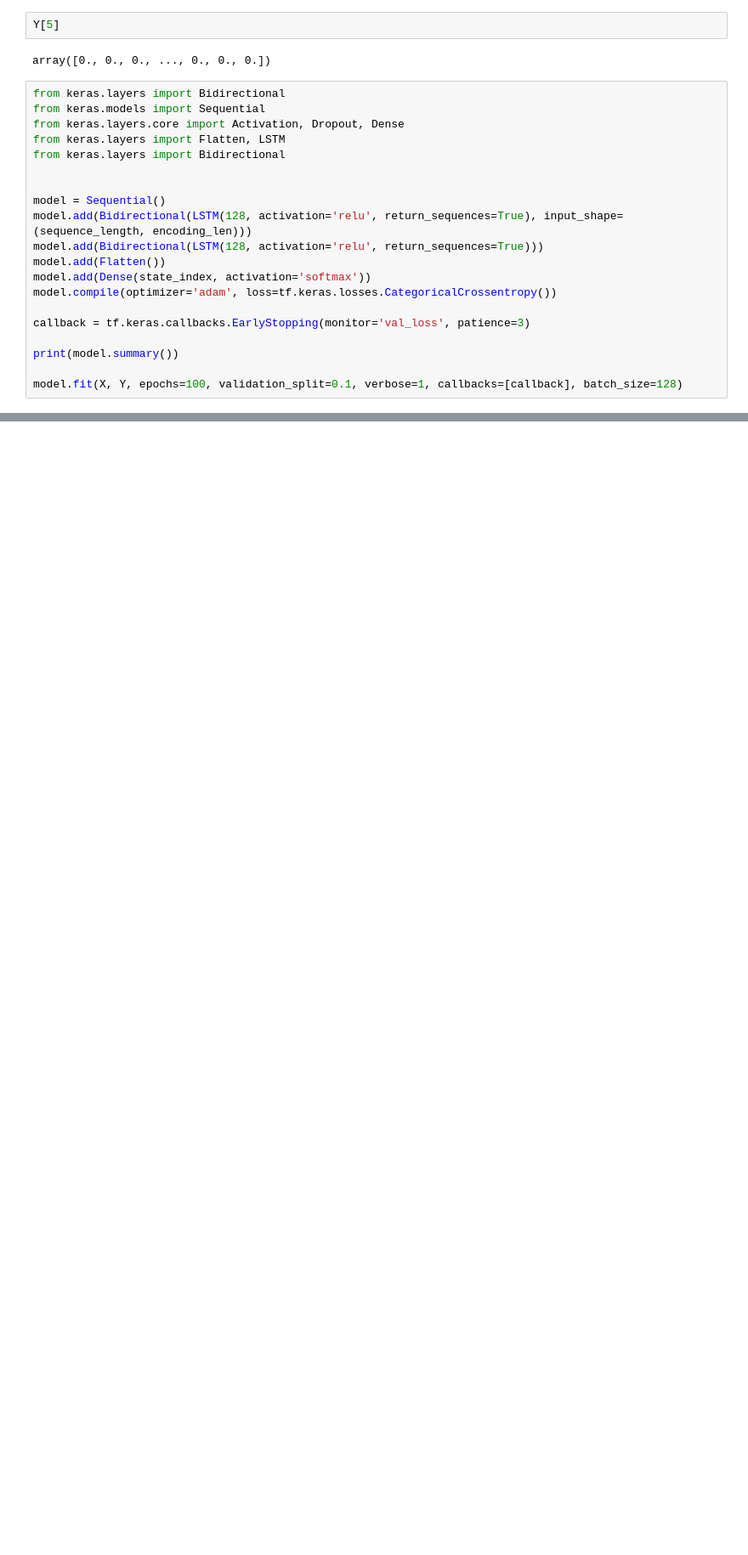
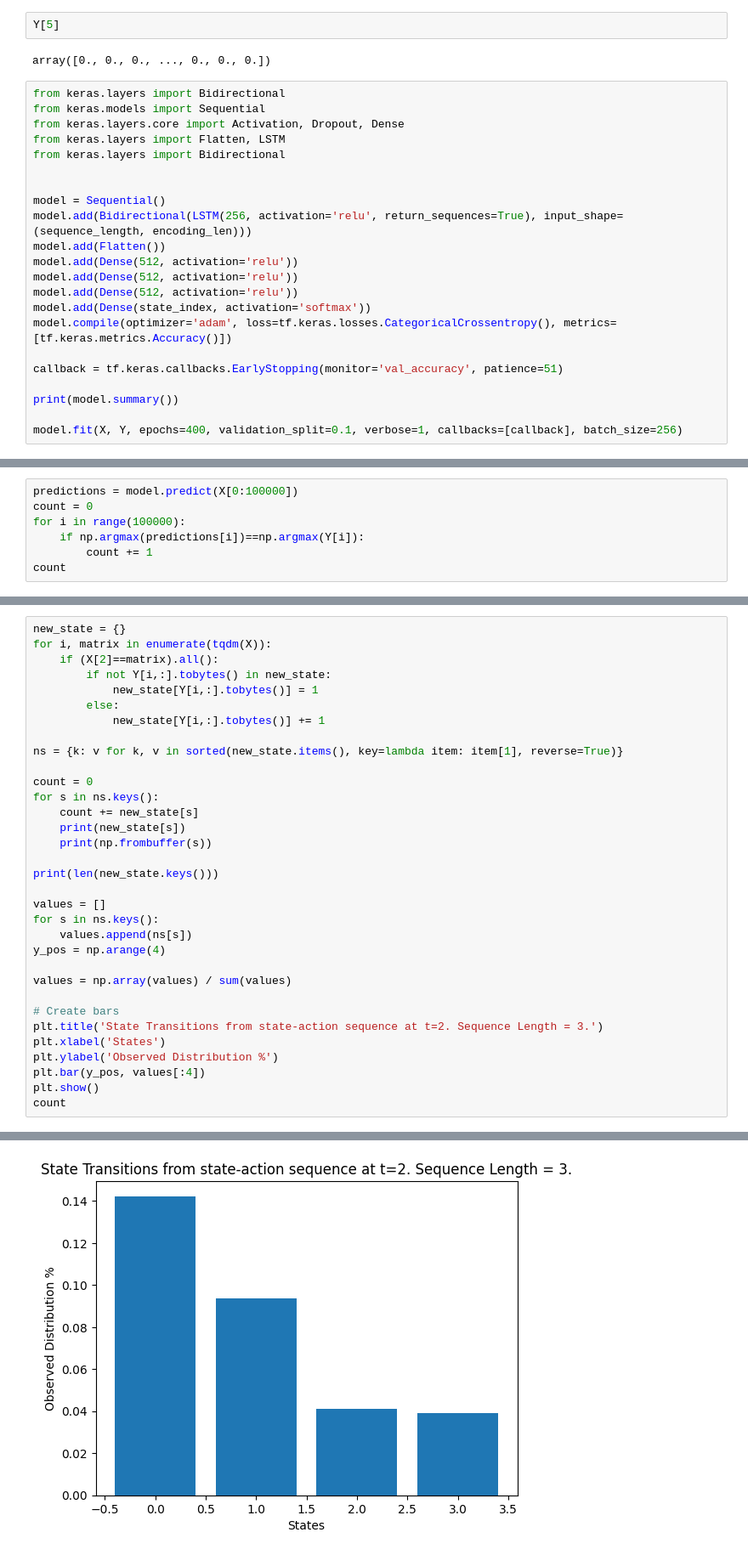
Before and after one commit to cage-challenge/cage-challenge-2, a Jupyter notebook: CybORG/CybORG/Notebooks/Create Time Series Dataset - Class Output.ipynb, the cells around one changed output, grey strips where cells are left out. Shown at 85% size. Drawn from its saved outputs; the diff is of its cells as text; blank space fills up the shorter version.

Commit message:
Lots of playing with world models

```diff
--- a/CybORG/CybORG/Notebooks/Create Time Series Dataset - Class Output.ipynb
+++ b/CybORG/CybORG/Notebooks/Create Time Series Dataset - Class Output.ipynb
@@ -78,15 +80,17 @@ from keras.layers import Bidirectional
 
 
 model = Sequential()
-model.add(Bidirectional(LSTM(128, activation='relu', return_sequences=True), input_shape=(sequence_length, encoding_len)))
-model.add(Bidirectional(LSTM(128, activation='relu', return_sequences=True)))
+model.add(Bidirectional(LSTM(256, activation='relu', return_sequences=True), input_shape=(sequence_length, encoding_len)))
 model.add(Flatten())
+model.add(Dense(512, activation='relu'))
+model.add(Dense(512, activation='relu'))
+model.add(Dense(512, activation='relu'))
 model.add(Dense(state_index, activation='softmax'))
-model.compile(optimizer='adam', loss=tf.keras.losses.CategoricalCrossentropy())
+model.compile(optimizer='adam', loss=tf.keras.losses.CategoricalCrossentropy(), metrics=[tf.keras.metrics.Accuracy()])
 
-callback = tf.keras.callbacks.EarlyStopping(monitor='val_loss', patience=3)
+callback = tf.keras.callbacks.EarlyStopping(monitor='val_accuracy', patience=51)
 
 print(model.summary())
 
-model.fit(X, Y, epochs=100, validation_split=0.1, verbose=1, callbacks=[callback], batch_size=128)
+model.fit(X, Y, epochs=400, validation_split=0.1, verbose=1, callbacks=[callback], batch_size=256)
 # %% [output]
@@ -134,0 +140,7 @@ np.save('prediction.npy',p)
+# %%
+predictions = model.predict(X[0:100000])
+count = 0
+for i in range(100000):
+    if np.argmax(predictions[i])==np.argmax(Y[i]):
+        count += 1
+count
@@ -134,0 +149,34 @@ np.save('prediction.npy',p)
+# %%
+new_state = {}
+for i, matrix in enumerate(tqdm(X)):
+    if (X[2]==matrix).all():
+        if not Y[i,:].tobytes() in new_state:
+            new_state[Y[i,:].tobytes()] = 1
+        else:
+            new_state[Y[i,:].tobytes()] += 1
+
+ns = {k: v for k, v in sorted(new_state.items(), key=lambda item: item[1], reverse=True)}
+
+count = 0
+for s in ns.keys():
+    count += new_state[s]
+    print(new_state[s])
+    print(np.frombuffer(s))
+
+print(len(new_state.keys()))
+
+values = []
+for s in ns.keys():
+    values.append(ns[s])
+y_pos = np.arange(4)
+
+values = np.array(values) / sum(values)
+
+# Create bars
+plt.title('State Transitions from state-action sequence at t=2. Sequence Length = 3.')
+plt.xlabel('States')
+plt.ylabel('Observed Distribution %')
+plt.bar(y_pos, values[:4])
+plt.show()
+count
+# %% [output]
@@ -134,0 +200 @@ np.save('prediction.npy',p)
+[figure, added]
```
Also changed, not shown: parts of 17 cells of this notebook, 17 other files.
